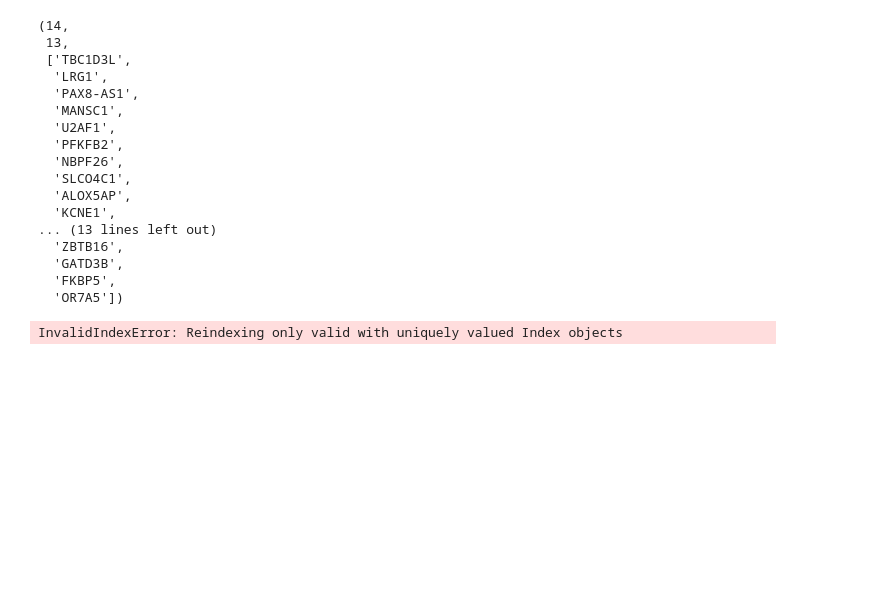
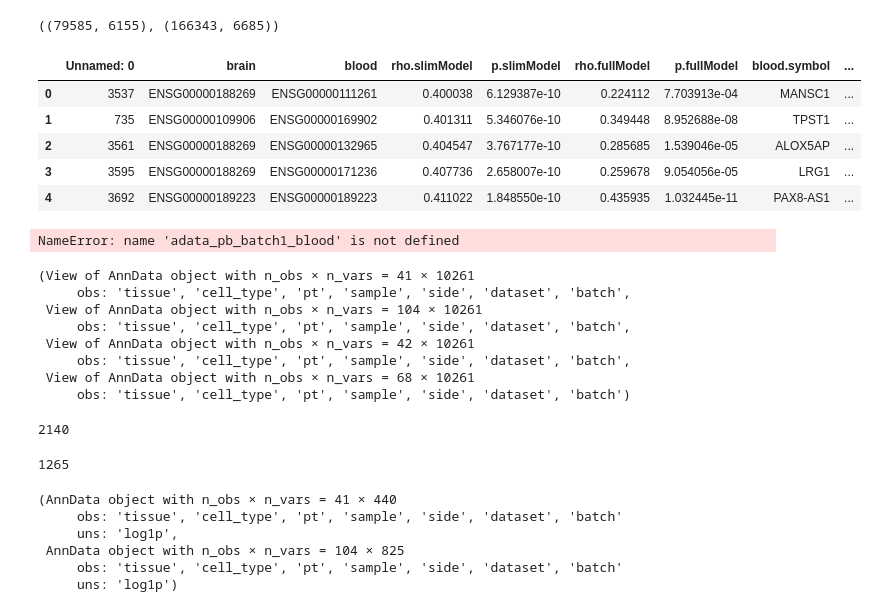
Before and after one commit to nicolebussola/immune_signalling_lbp, a Jupyter notebook: notebooks/DGE.ipynb, the cells around one changed output. Saved outputs shown, nothing was run; the diff lists cells and outputs as text; code cells hidden in the pictures; blank space fills up the shorter version.

```diff
--- a/notebooks/DGE.ipynb
+++ b/notebooks/DGE.ipynb
@@ -265,3 +270,7 @@ True
+# %%
+adata_batch1.shape, adata_batch2.shape
+# %% [output]
+((79585, 6155), (166343, 6685))
 # %%
 project_path = Path(
     "/Users/nicolebussola/Desktop/Projects/LBP_MountSinai/LBP_brain_blood_pairs/data/"
@@ -281,23 +286,38 @@ sorted(genes_blood), sorted(genes_brain)
-# %%
-len(np.unique(genes_blood)), len(np.unique(genes_brain)), genes_blood,genes_brain
-# %% [output]
-(14,
- 13,
- ['TBC1D3L',
-  'LRG1',
-  'PAX8-AS1',
-  'MANSC1',
-  'U2AF1',
-  'PFKFB2',
-  'NBPF26',
-  'SLCO4C1',
-  'ALOX5AP',
-  'KCNE1',
-... (13 lines left out)
-  'ZBTB16',
-  'GATD3B',
-  'FKBP5',
-  'OR7A5'])
+# %%
+corr_all.head()
+# %% [output]
+|  | Unnamed: 0 | brain | blood | rho.slimModel | p.slimModel | rho.fullModel | p.fullModel | blood.symbol | ... |
+| 0 | 3537 | ENSG00000188269 | ENSG00000111261 | 0.400038 | 6.129387e-10 | 0.224112 | 7.703913e-04 | MANSC1 | ... |
+| 1 | 735 | ENSG00000109906 | ENSG00000169902 | 0.401311 | 5.346076e-10 | 0.349448 | 8.952688e-08 | TPST1 | ... |
+| 2 | 3561 | ENSG00000188269 | ENSG00000132965 | 0.404547 | 3.767177e-10 | 0.285685 | 1.539046e-05 | ALOX5AP | ... |
+| 3 | 3595 | ENSG00000188269 | ENSG00000171236 | 0.407736 | 2.658007e-10 | 0.259678 | 9.054056e-05 | LRG1 | ... |
+| 4 | 3692 | ENSG00000189223 | ENSG00000189223 | 0.411022 | 1.848550e-10 | 0.435935 | 1.032445e-11 | PAX8-AS1 | ... |
+# %%
+[f for f in adata_pb_batch1_blood.var if 'RNF19B' in f]
+# %% [output]
+NameError: name 'adata_pb_batch1_blood' is not defined
+# %%
+
+adata_pb_batch1 = sc.read(project_path / "adata_pb_batch_1.h5ad")
+adata_pb_batch2 = sc.read(project_path / "adata_pb_batch_2.h5ad")
+adata_pb_batch1_brain = adata_pb_batch1[adata_pb_batch1.obs['tissue']=="brain",]
+adata_pb_batch1_blood = adata_pb_batch1[adata_pb_batch1.obs['tissue']=="blood",]
+adata_pb_batch2_brain = adata_pb_batch2[adata_pb_batch2.obs['tissue']=="brain",]
+adata_pb_batch2_blood = adata_pb_batch2[adata_pb_batch2.obs['tissue']=="blood",]
+adata_pb_batch1_brain, adata_pb_batch1_blood, adata_pb_batch2_brain, adata_pb_batch2_blood
+# %% [output]
+(View of AnnData object with n_obs × n_vars = 41 × 10261
+     obs: 'tissue', 'cell_type', 'pt', 'sample', 'side', 'dataset', 'batch',
+ View of AnnData object with n_obs × n_vars = 104 × 10261
+     obs: 'tissue', 'cell_type', 'pt', 'sample', 'side', 'dataset', 'batch',
+ View of AnnData object with n_obs × n_vars = 42 × 10261
+     obs: 'tissue', 'cell_type', 'pt', 'sample', 'side', 'dataset', 'batch',
+ View of AnnData object with n_obs × n_vars = 68 × 10261
+     obs: 'tissue', 'cell_type', 'pt', 'sample', 'side', 'dataset', 'batch')
+# %%
+print(len(np.unique(corr_all['blood.symbol'])))
+# %% [output]
+2140
 # %%
 # project_path = Path(
 #     "/Users/nicolebussola/Desktop/Projects/LBP_MountSinai/LBP_brain_blood_pairs/data/TD005881/"
@@ -306,6 +326,22 @@ len(np.unique(genes_blood)), len(np.unique(genes_brain)), genes_blood,genes_brai
 #         project_path
 #         / f"adata_pb.h5ad"
 #     )
-adata_pb = adata_pb[:, genes_blood+genes_brain]
+genes_blood = list(set(adata_pb_batch1_blood.var_names).intersection(set((corr_all['blood.symbol']))))
+genes_brain = list(set(adata_pb_batch1_brain.var_names).intersection(set((corr_all['brain.symbol']))))
+print(len(np.unique(genes_blood))+len(np.unique(genes_brain)))
+
+adata_pb_batch1_brain = adata_pb_batch1_brain[:, genes_brain]
+adata_pb_batch1_blood = adata_pb_batch1_blood[:, genes_blood]
+sc.pp.normalize_total(adata_pb_batch1_brain)
+sc.pp.log1p(adata_pb_batch1_brain)
+sc.pp.normalize_total(adata_pb_batch1_blood)
+sc.pp.log1p(adata_pb_batch1_blood)
+adata_pb_batch1_brain, adata_pb_batch1_blood
 # %% [output]
-InvalidIndexError: Reindexing only valid with uniquely valued Index objects
+1265
+(AnnData object with n_obs × n_vars = 41 × 440
+     obs: 'tissue', 'cell_type', 'pt', 'sample', 'side', 'dataset', 'batch'
+     uns: 'log1p',
+ AnnData object with n_obs × n_vars = 104 × 825
+     obs: 'tissue', 'cell_type', 'pt', 'sample', 'side', 'dataset', 'batch'
+     uns: 'log1p')
```
Also changed, not shown: parts of 27 cells of this notebook, 10 other files.
